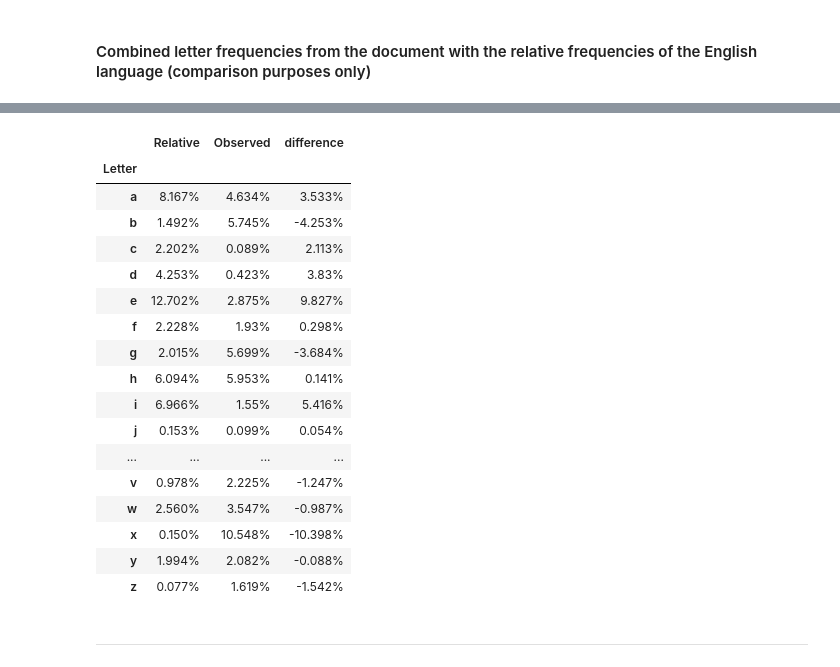
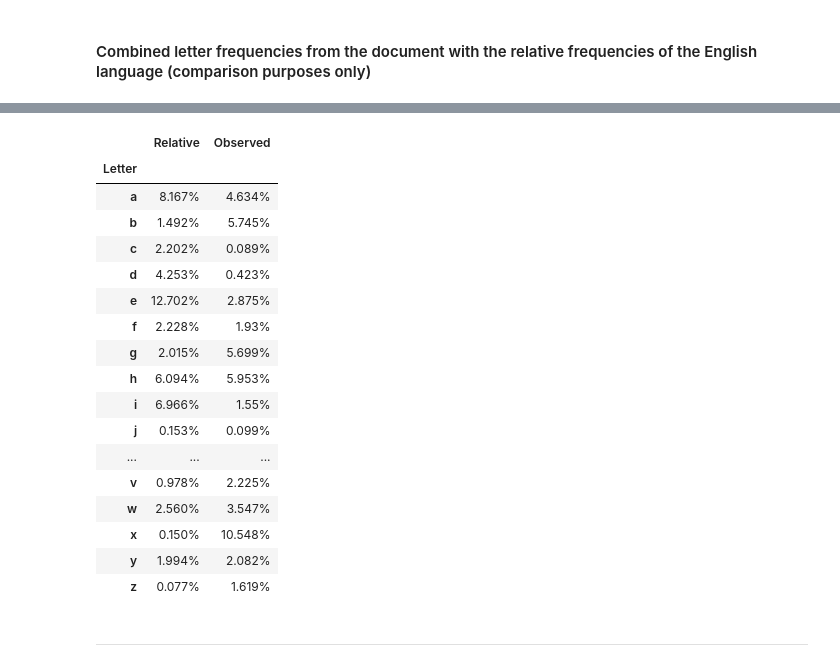
Before and after one commit to 1meekay/BigData-midterm, a Jupyter notebook: midterm2.ipynb, the cells around one changed output, grey strips where cells are left out. Drawn from its saved outputs; the diff is of its cells as text; code cells hidden in the pictures.

```diff
--- a/midterm2.ipynb
+++ b/midterm2.ipynb
@@ -180,58 +180,48 @@ char_freqs.collect()
 # %%
 import pandas as pd
 
 freq_df = pd.read_html(
     'https://en.wikipedia.org/wiki/Letter_frequency'
 )[0]
 
 freq_df.drop(
     ['Relative frequency in the English language.1'],
     axis=1,
     inplace=True
 )
 
 freq_df['observed frequency'] = char_freqs.collect()
 
 freq_df.index = freq_df.Letter
 
 freq_df.drop(
     ['Letter'],
     axis=1,
     inplace=True
 )
 
 freq_df.columns = ['Relative', 'Observed']
 
-freq_df['R'] = freq_df.Relative.map(lambda x: float(x[:-1]))
-freq_df['O'] = freq_df.Observed.map(lambda x: float(x[:-1]))
-freq_df['difference'] = freq_df['R'] - freq_df['O']
-freq_df.difference = freq_df.difference.map(lambda x: f'{round(x, 3)}%')
-freq_df.drop(
-    ['R', 'O'],
-    axis=1,
-    inplace=True
-)
-
 freq_df
 # %% [output]
-|  | Relative | Observed | difference |
-| Letter |  |  |  |
-| a | 8.167% | 4.634% | 3.533% |
-| b | 1.492% | 5.745% | -4.253% |
-| c | 2.202% | 0.089% | 2.113% |
-| d | 4.253% | 0.423% | 3.83% |
-| e | 12.702% | 2.875% | 9.827% |
-| f | 2.228% | 1.93% | 0.298% |
-| g | 2.015% | 5.699% | -3.684% |
-| h | 6.094% | 5.953% | 0.141% |
-| i | 6.966% | 1.55% | 5.416% |
-| j | 0.153% | 0.099% | 0.054% |
-| ... | ... | ... | ... |
-| v | 0.978% | 2.225% | -1.247% |
-| w | 2.560% | 3.547% | -0.987% |
-| x | 0.150% | 10.548% | -10.398% |
-| y | 1.994% | 2.082% | -0.088% |
-| z | 0.077% | 1.619% | -1.542% |
+|  | Relative | Observed |
+| Letter |  |  |
+| a | 8.167% | 4.634% |
+| b | 1.492% | 5.745% |
+| c | 2.202% | 0.089% |
+| d | 4.253% | 0.423% |
+| e | 12.702% | 2.875% |
+| f | 2.228% | 1.93% |
+| g | 2.015% | 5.699% |
+| h | 6.094% | 5.953% |
+| i | 6.966% | 1.55% |
+| j | 0.153% | 0.099% |
+| ... | ... | ... |
+| v | 0.978% | 2.225% |
+| w | 2.560% | 3.547% |
+| x | 0.150% | 10.548% |
+| y | 1.994% | 2.082% |
+| z | 0.077% | 1.619% |
 # %% [markdown]
 ---
 # %% [markdown]
```
Also changed, not shown: parts of 2 cells of this notebook, 3 other files.
